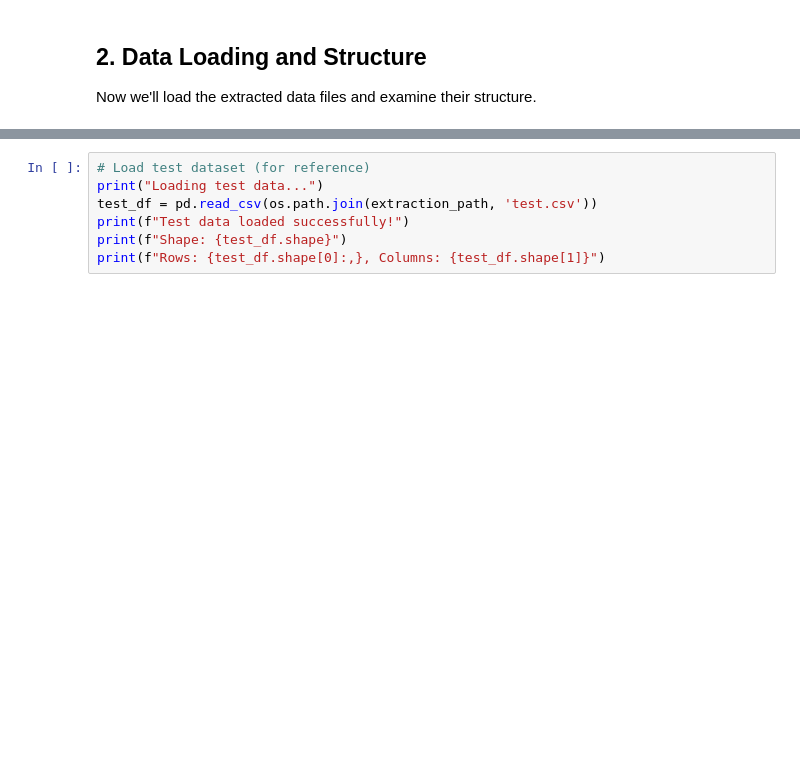
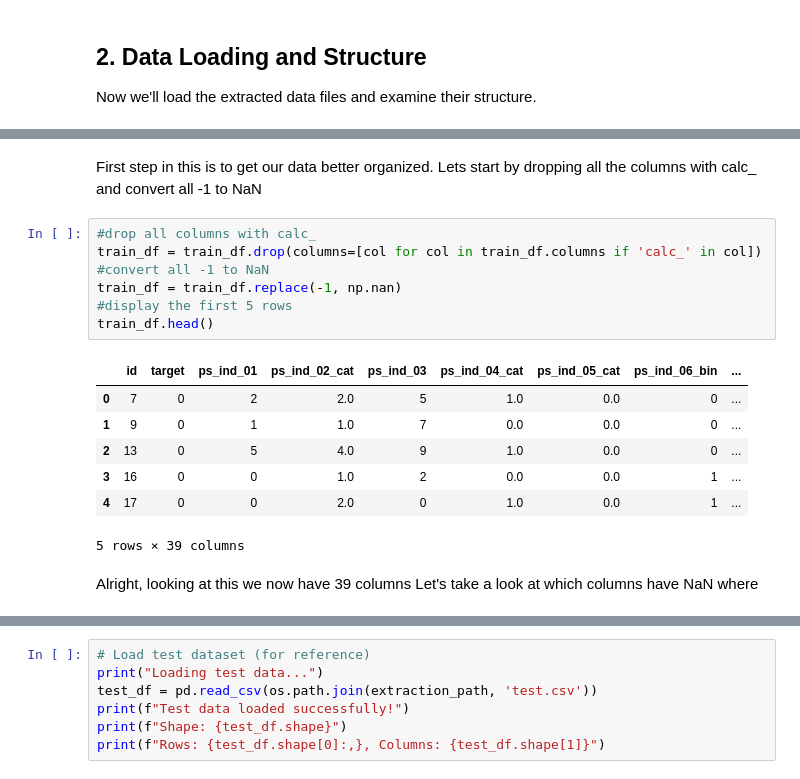
Before and after one commit to oegevonlysim/porto_seguros_safe_driver-main, a Jupyter notebook: data_processing_and_eda.ipynb, the cells around one changed output, grey strips where cells are left out. Drawn from its saved outputs; the diff is of its cells as text; blank space fills up the shorter version.

```diff
--- a/data_processing_and_eda.ipynb
+++ b/data_processing_and_eda.ipynb
@@ -72,0 +77,20 @@ train_df.head()
+# %% [markdown]
+First step in this is to get our data better organized. Lets start by dropping all the columns with calc_ and convert all -1 to NaN
+# %%
+#drop all columns with calc_
+train_df = train_df.drop(columns=[col for col in train_df.columns if 'calc_' in col])
+#convert all -1 to NaN
+train_df = train_df.replace(-1, np.nan)
+#display the first 5 rows
+train_df.head()
+# %% [output]
+|  | id | target | ps_ind_01 | ps_ind_02_cat | ps_ind_03 | ps_ind_04_cat | ps_ind_05_cat | ps_ind_06_bin | ... |
+| 0 | 7 | 0 | 2 | 2.0 | 5 | 1.0 | 0.0 | 0 | ... |
+| 1 | 9 | 0 | 1 | 1.0 | 7 | 0.0 | 0.0 | 0 | ... |
+| 2 | 13 | 0 | 5 | 4.0 | 9 | 1.0 | 0.0 | 0 | ... |
+| 3 | 16 | 0 | 0 | 1.0 | 2 | 0.0 | 0.0 | 1 | ... |
+| 4 | 17 | 0 | 0 | 2.0 | 0 | 1.0 | 0.0 | 1 | ... |
+5 rows × 39 columns
+# %% [markdown]
+Alright, looking at this we now have 39 columns
+Let's take a look at which columns have NaN where
```
Also changed, not shown: parts of 18 cells of this notebook, 2 other files.
